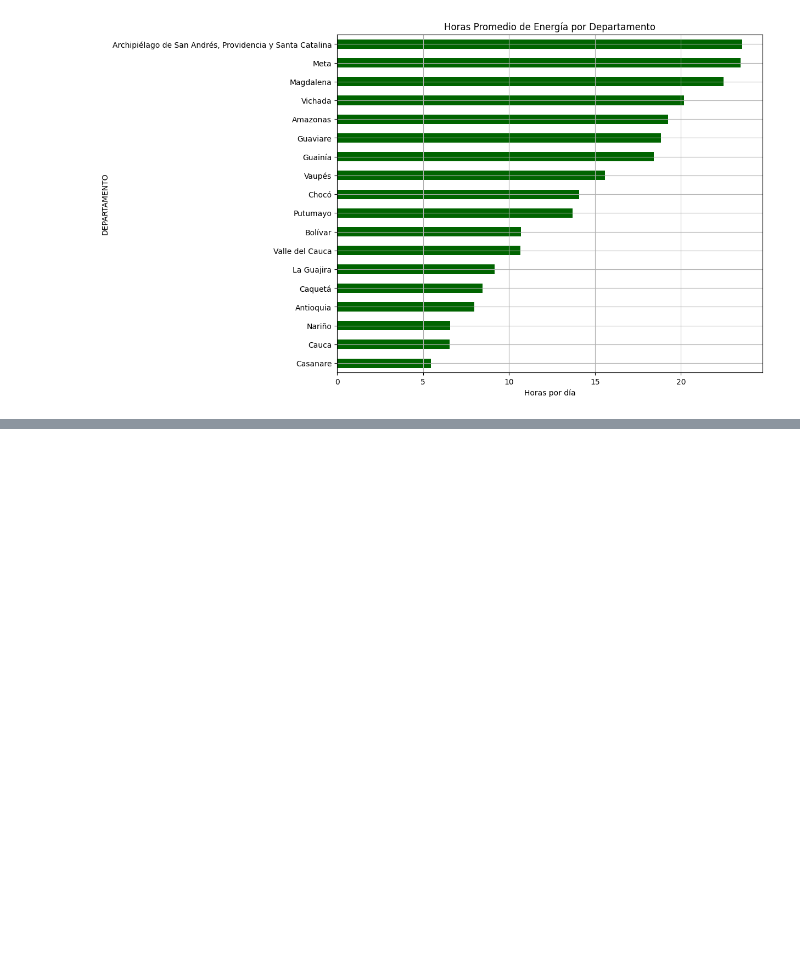
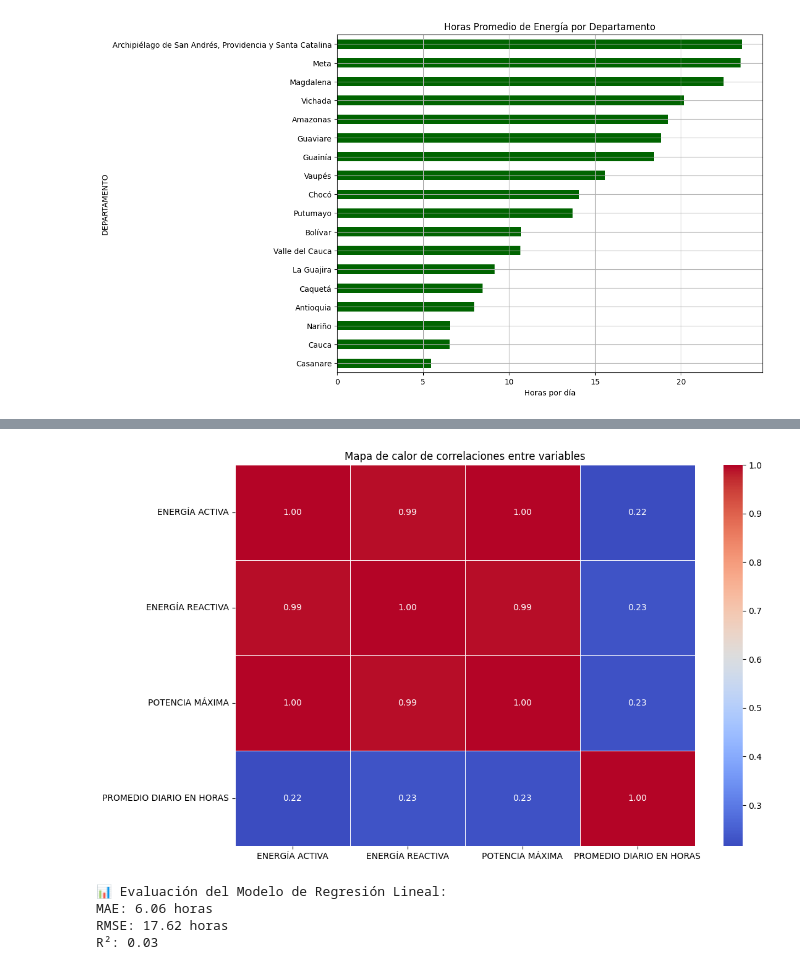
Before and after one commit to sebasflorezo/Proyecto-IA-Grupo-2, a Jupyter notebook: notebooks/Practica_Proyecto.ipynb, the cells around one changed output, grey strips where cells are left out. Saved outputs shown, nothing was run; the diff lists cells and outputs as text; code cells hidden in the pictures; blank space fills up the shorter version.

```diff
--- a/notebooks/Practica_Proyecto.ipynb
+++ b/notebooks/Practica_Proyecto.ipynb
@@ -987,0 +1115,53 @@ plt.show()
+# %%
+import pandas as pd
+import seaborn as sns
+import matplotlib.pyplot as plt
+
+
+
+# Calcular la matriz de correlación
+correlation_matrix = df_datos.corr(numeric_only=True)
+
+# Crear el heatmap
+plt.figure(figsize=(12, 8))
+sns.heatmap(correlation_matrix, annot=True, cmap='coolwarm', fmt=".2f", linewidths=0.5)
+plt.title("Mapa de calor de correlaciones entre variables")
+plt.show()
+# %% [output]
+[figure, added]
+# %%
+import pandas as pd
+from sklearn.model_selection import train_test_split
+from sklearn.linear_model import LinearRegression
+from sklearn.metrics import mean_absolute_error, mean_squared_error, r2_score
+import numpy as np
+
+# 1. Selección de variables
+X = df_datos[['ENERGÍA ACTIVA', 'ENERGÍA REACTIVA', 'POTENCIA MÁXIMA']]
+
+y = df_datos['PROMEDIO DIARIO EN HORAS']
+
+# 2. División en entrenamiento y prueba
+X_train, X_test, y_train, y_test = train_test_split(X, y, test_size=0.2, random_state=42)
+
+# 3. Entrenamiento del modelo
+modelo = LinearRegression()
+modelo.fit(X_train, y_train)
+
+# --- 4. Predicción ---
+y_pred = modelo.predict(X_test)
+
+#  5. Evaluación del modelo
+mae = mean_absolute_error(y_test, y_pred)
+rmse = np.sqrt(mean_squared_error(y_test, y_pred))
+r2 = r2_score(y_test, y_pred)
+
+print("📊 Evaluación del Modelo de Regresión Lineal:")
+print(f"MAE: {mae:.2f} horas")
+print(f"RMSE: {rmse:.2f} horas")
+print(f"R²: {r2:.2f}")
+# %% [output]
+📊 Evaluación del Modelo de Regresión Lineal:
+MAE: 6.06 horas
+RMSE: 17.62 horas
+R²: 0.03
```
Also changed, not shown: parts of 12 cells of this notebook.
